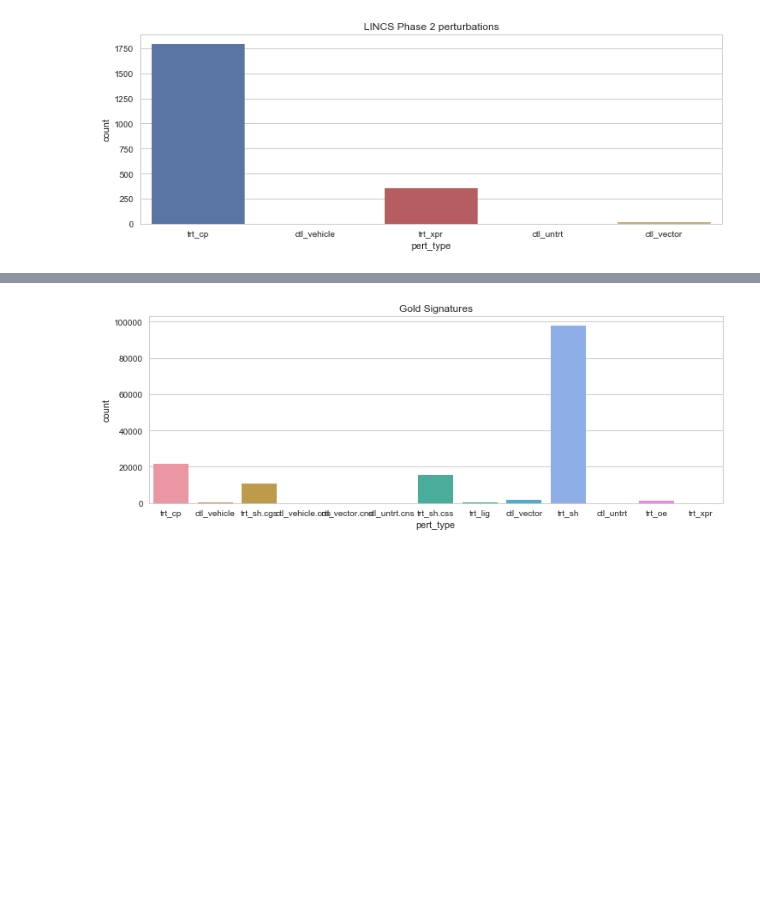
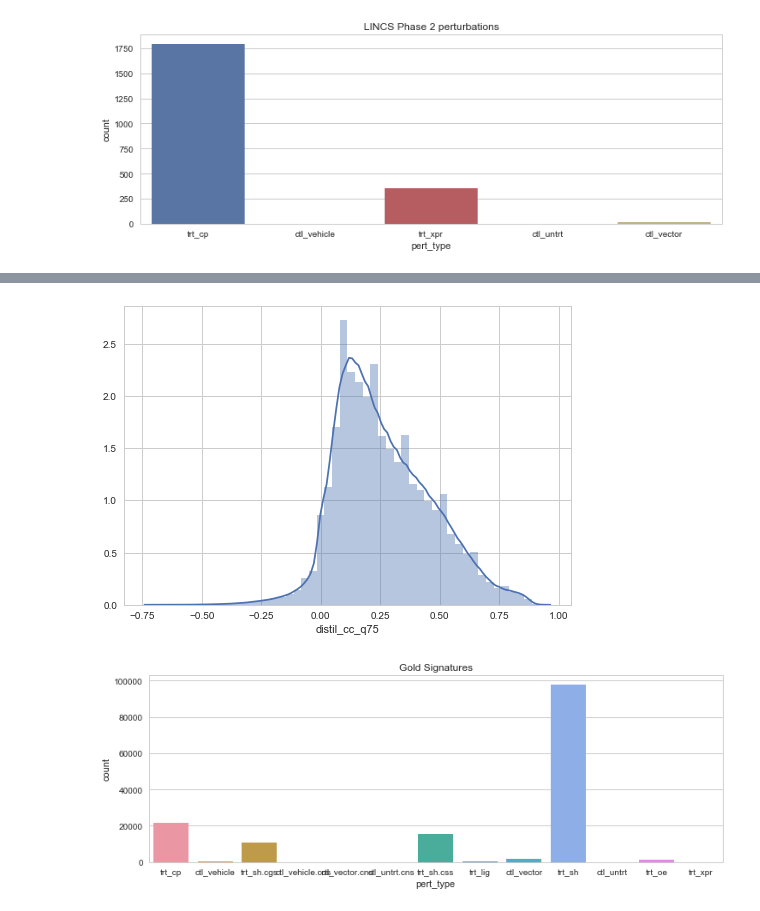
Before and after one commit to npabon/LINCS_target_prediction, a Jupyter notebook: LINCS_data_prep.ipynb, the cells around one changed output, grey strips where cells are left out. Saved outputs shown, nothing was run; the diff lists cells and outputs as text; code cells hidden in the pictures; blank space fills up the shorter version.

```diff
--- a/LINCS_data_prep.ipynb
+++ b/LINCS_data_prep.ipynb
@@ -101 +116,7 @@ Due to redundancy in the LINCS dataset, we can ignore a lot of the low-quality d
+# %%
+distil_cc_q75_sigs = all_sig_info[all_sig_info.distil_cc_q75 > -1 ]
+sns.distplot(distil_cc_q75_sigs.distil_cc_q75);
+plt.show()
+# %% [output]
+[figure, added]
 # %%
```
Also changed, not shown: parts of 3 cells of this notebook, 1 other file.
